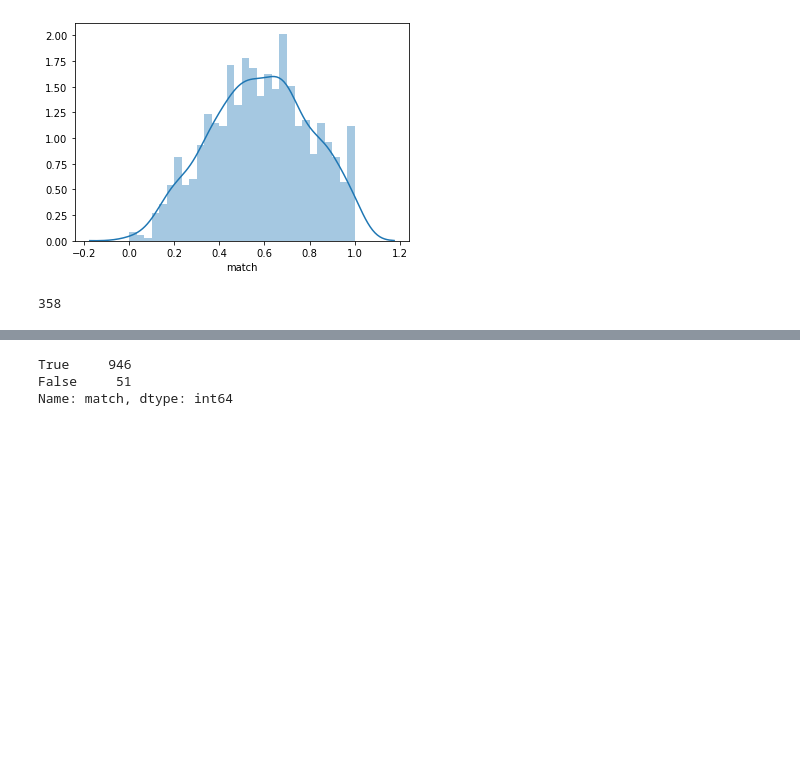
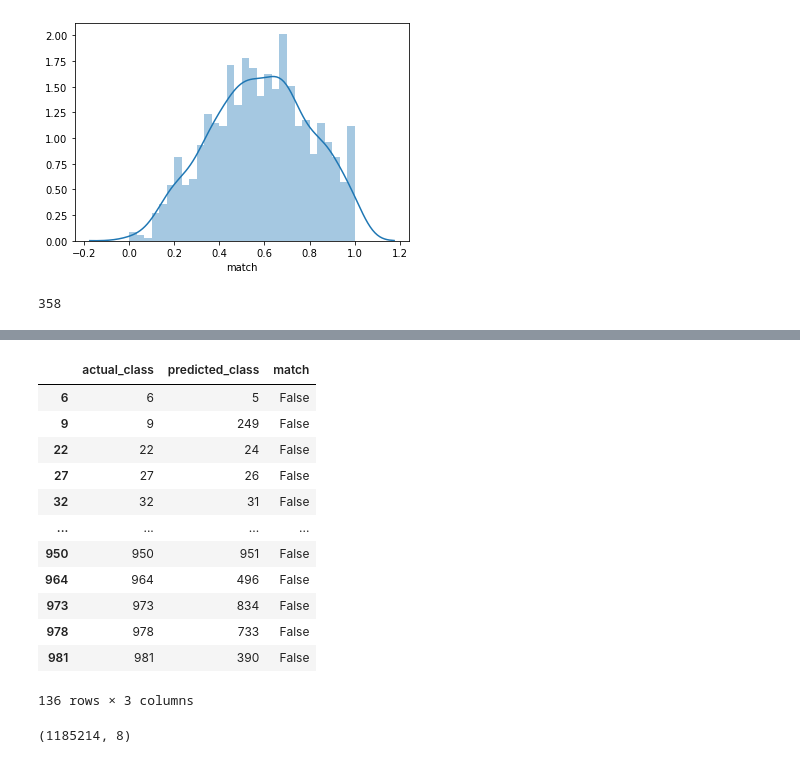
Before and after one commit to romaroman/pharma, a Jupyter notebook: notebooks/hash_analysis.ipynb, the cells around one changed output, grey strips where cells are left out. Drawn from its saved outputs; the diff is of its cells as text; code cells hidden in the pictures; blank space fills up the shorter version.

```diff
--- a/notebooks/hash_analysis.ipynb
+++ b/notebooks/hash_analysis.ipynb
@@ -62,8 +76,22 @@ df_mode
 # %%
 df_mode['match'] = df_mode.actual_class == df_mode.predicted_class
 # %%
-df_mode.match.value_counts()
+df_mode[df_mode.match == False]
 # %% [output]
+|  | actual_class | predicted_class | match |
+| 6 | 6 | 5 | False |
+| 9 | 9 | 249 | False |
+| 22 | 22 | 24 | False |
+| 27 | 27 | 26 | False |
+| 32 | 32 | 31 | False |
+| ... | ... | ... | ... |
+| 950 | 950 | 951 | False |
+| 964 | 964 | 496 | False |
+| 973 | 973 | 834 | False |
+| 978 | 978 | 733 | False |
+| 981 | 981 | 390 | False |
-True     946
-False     51
-Name: match, dtype: int64
+136 rows × 3 columns
+# %%
+df.shape
+# %% [output]
+(1185214, 8)
```
Also changed, not shown: parts of 11 cells of this notebook, 1 other file.
